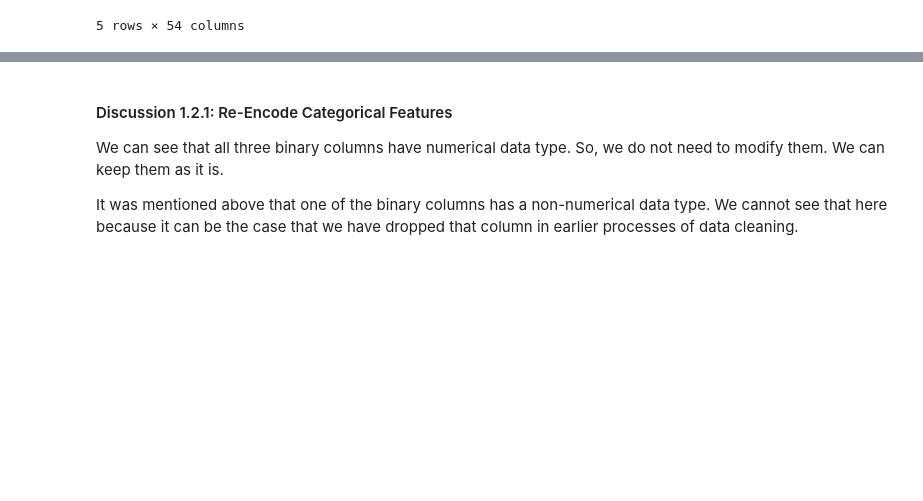
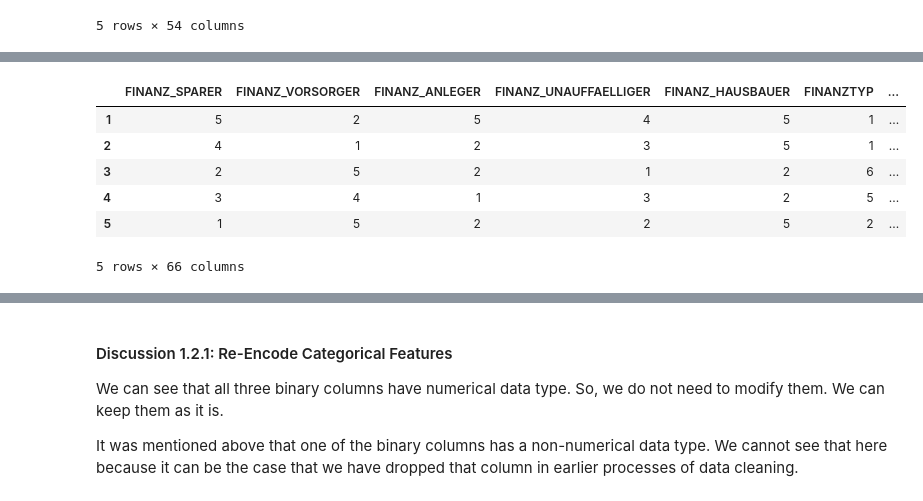
Before and after one commit to sanjeevai/customer_segments_arvato, a Jupyter notebook: Identify_Customer_Segments.ipynb, the cells around one changed output, grey strips where cells are left out. Saved outputs shown, nothing was run; the diff lists cells and outputs as text; code cells hidden in the pictures; blank space fills up the shorter version.

```diff
--- a/Identify_Customer_Segments.ipynb
+++ b/Identify_Customer_Segments.ipynb
@@ -1160,0 +1165,4 @@ cat_non_binary.head()
+# %%
+cat_non_binary[["less_than_30_years_old", "30-45_years_old", "46-60_years_old", "more_than_60_years_old"]] = pd.get_dummies(cat_non_binary['ALTERSKATEGORIE_GROB'])
+cat_non_binary.drop('ALTERSKATEGORIE_GROB', axis = 1, inplace = True)
+cat_non_binary.head()
@@ -1160,0 +1177,4 @@ cat_non_binary.head()
+# %%
+cat_non_binary[["advertising_&_consumption_minimalist", "advertising_&_consumption_traditionalist", "advertising_interested_store_shopper", "advertising_interested_online_shopper", "advertising_&_cross_channel_enthusiast", "advertising_enthu_with_restricted_cross_channel_behaviour"]] = pd.get_dummies(cat_non_binary['CJT_GESAMTTYP'])
+cat_non_binary.drop('CJT_GESAMTTYP', axis = 1, inplace=True)
+cat_non_binary.head()
@@ -1160,0 +1189,12 @@ cat_non_binary.head()
+# %%
+cat_non_binary[["finanz_minimalist_v_high", "finanz_minimalist_high", "finanz_minimalist_avg", "finanz_minimalist_low", "finanz_minimalist_v_low"]] = pd.get_dummies(cat_non_binary['FINANZ_MINIMALIST'])
+cat_non_binary.drop('FINANZ_MINIMALIST', inplace = True, axis = 1)
+cat_non_binary.head()
+# %% [output]
+|  | FINANZ_SPARER | FINANZ_VORSORGER | FINANZ_ANLEGER | FINANZ_UNAUFFAELLIGER | FINANZ_HAUSBAUER | FINANZTYP | ... |
+| 1 | 5 | 2 | 5 | 4 | 5 | 1 | ... |
+| 2 | 4 | 1 | 2 | 3 | 5 | 1 | ... |
+| 3 | 2 | 5 | 2 | 1 | 2 | 6 | ... |
+| 4 | 3 | 4 | 1 | 3 | 2 | 5 | ... |
+| 5 | 1 | 5 | 2 | 2 | 5 | 2 | ... |
+5 rows × 66 columns
```
Also changed, not shown: parts of 13 cells of this notebook.
